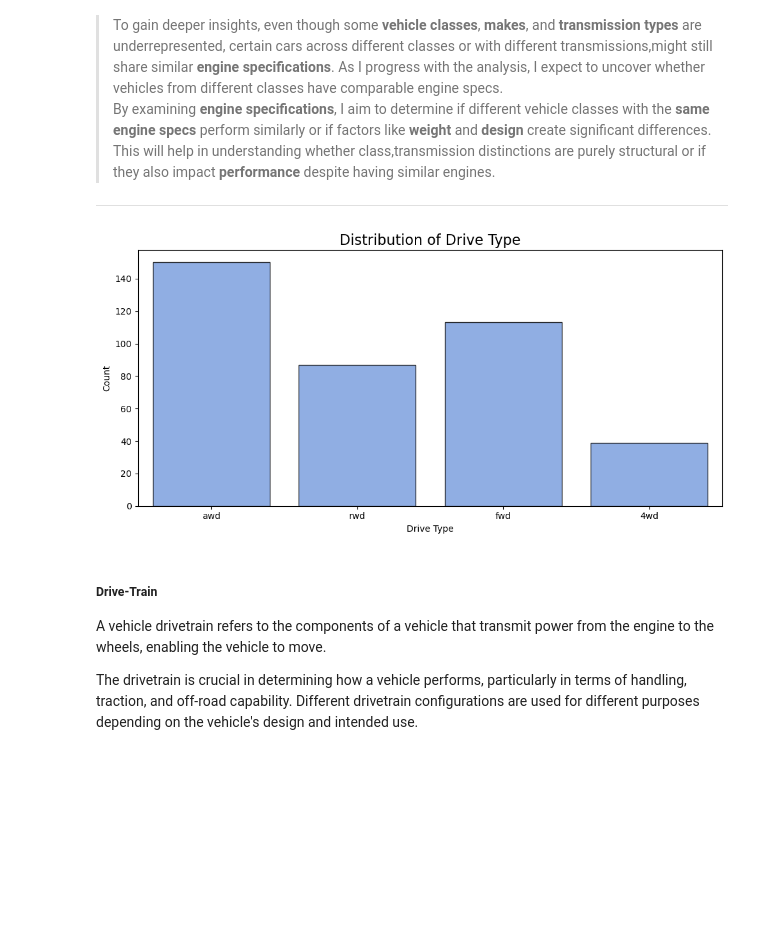
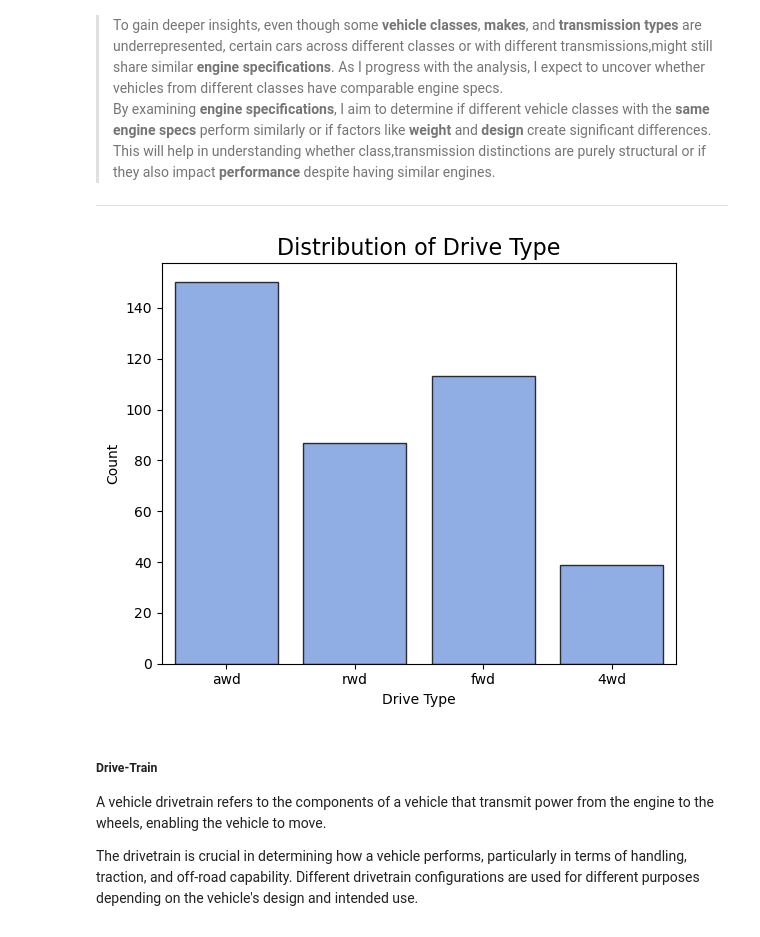
Before and after one commit to lamelkekana/Fuel_Economy_Insights, a Jupyter notebook: fuel_efficiency_analysis.ipynb, the cells around one changed output. Cells and saved outputs as stored; diff of their text form; code cells hidden in the pictures; blank space fills up the shorter version.

```diff
--- a/fuel_efficiency_analysis.ipynb
+++ b/fuel_efficiency_analysis.ipynb
@@ -515,22 +516,23 @@ plt.show()
 # %%
 # Glossy style settings
 glossy_style = {'alpha': 0.8, 'edgecolor': 'black'}  # Glossy effect
 
-plt.figure(figsize=(10, 5))
+plt.figure(figsize=(6, 5))
+
 # Plot the distribution )
 sns.countplot(x=df['drive'], color='cornflowerblue', **glossy_style)
 # Add title and labels
 plt.title('Distribution of Drive Type', fontsize=16)
 plt.xlabel('Drive Type')
 plt.ylabel('Count')
 
 # Adjust layout for better spacing
 plt.tight_layout()
 
 # Display the plot
 plt.show()
 # %% [output]
-[figure, old version]
+[figure, new version]
 # %% [markdown]
 ##### **Drive-Train**
 A vehicle drivetrain refers to the components of a vehicle that transmit power from the engine to the wheels, enabling the vehicle to move.
```
Also changed, not shown: parts of 10 cells of this notebook.
